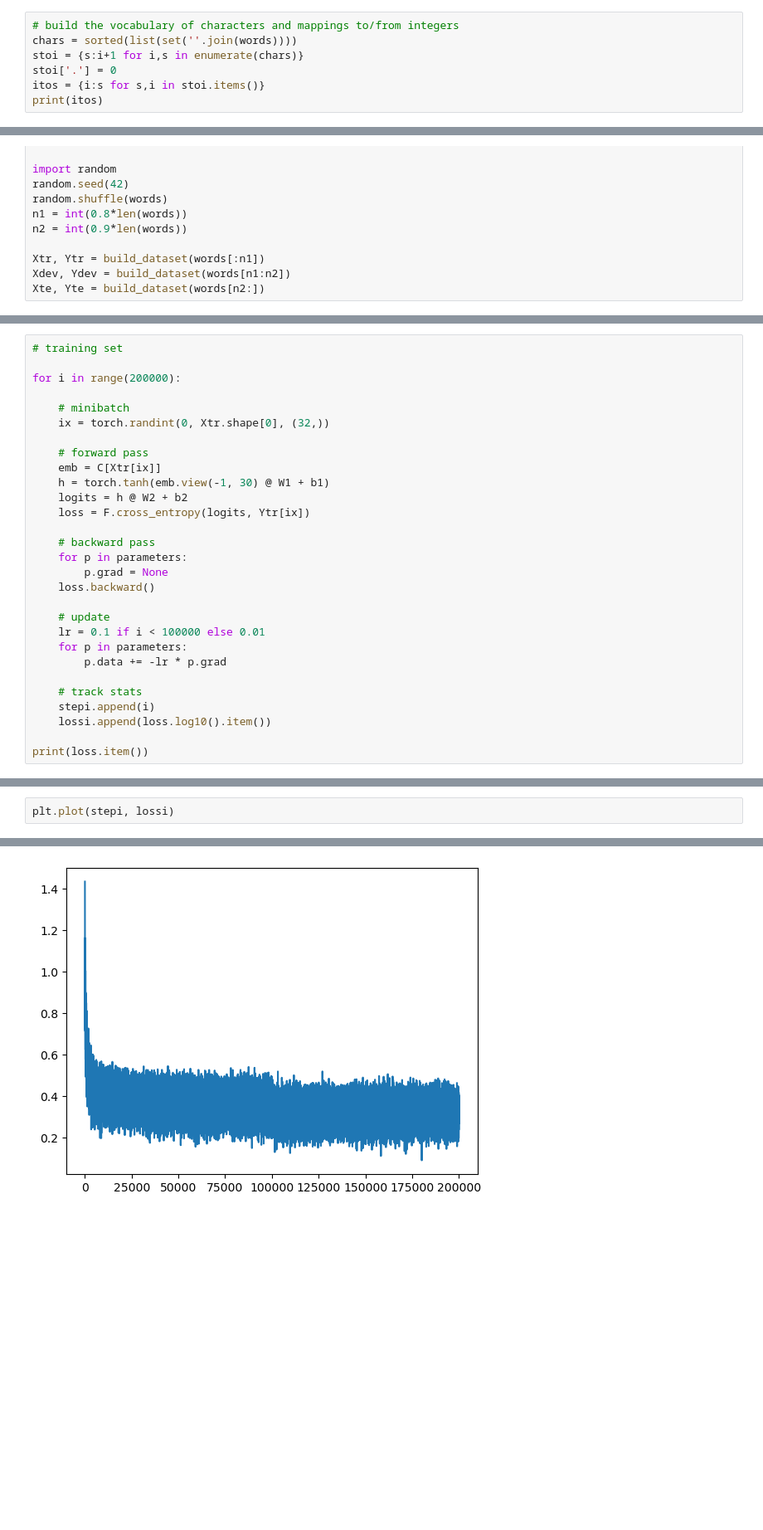
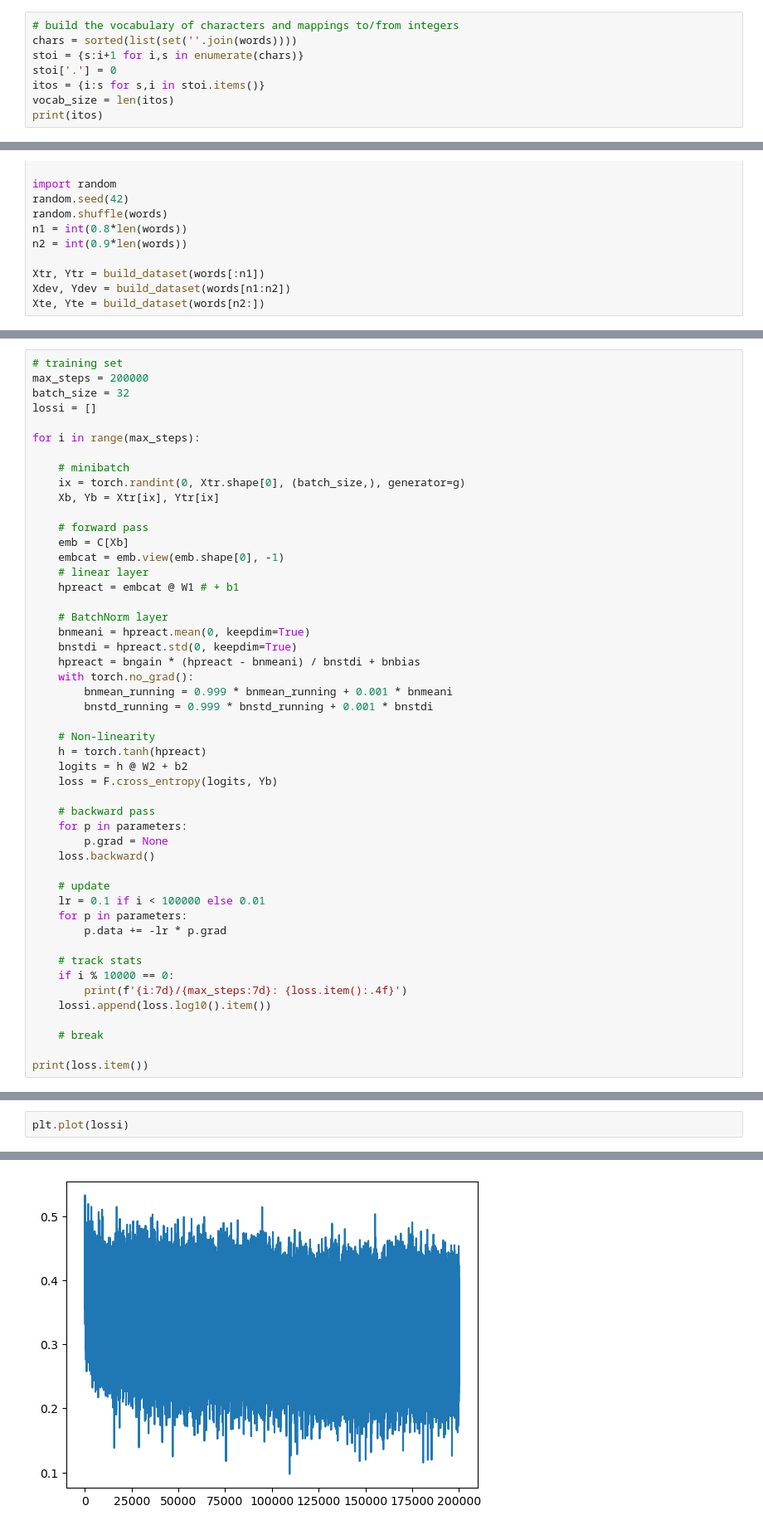
Before and after one commit to taintedzodiac/ai-learnings, a Jupyter notebook: makemore/build_makemore_mlp.ipynb, the cells around one changed output, grey strips where cells are left out. Shown at 83% size. Drawn from its saved outputs; the diff is of its cells as text; blank space fills up the shorter version.

```diff
--- a/makemore/build_makemore_mlp.ipynb
+++ b/makemore/build_makemore_mlp.ipynb
@@ -11,6 +11,7 @@ chars = sorted(list(set(''.join(words))))
 stoi = {s:i+1 for i,s in enumerate(chars)}
 stoi['.'] = 0
 itos = {i:s for s,i in stoi.items()}
+vocab_size = len(itos)
 print(itos)
 # %% [output]
 {1: 'a', 2: 'b', 3: 'c', 4: 'd', 5: 'e', 6: 'f', 7: 'g', 8: 'h', 9: 'i', 10: 'j', 11: 'k', 12: 'l', 13: 'm', 14: 'n', 15: 'o', 16: 'p', 17: 'q', 18: 'r', 19: 's', 20: 't', 21: 'u', 22: 'v', 23: 'w', 2 ...
@@ -69,16 +66,33 @@ stepi = []
 # %%
 # training set
+max_steps = 200000
+batch_size = 32
+lossi = []
 
-for i in range(200000):
+for i in range(max_steps):
 
     # minibatch
-    ix = torch.randint(0, Xtr.shape[0], (32,))
+    ix = torch.randint(0, Xtr.shape[0], (batch_size,), generator=g)
+    Xb, Yb = Xtr[ix], Ytr[ix]
 
     # forward pass
-    emb = C[Xtr[ix]]
-    h = torch.tanh(emb.view(-1, 30) @ W1 + b1)
+    emb = C[Xb]
+    embcat = emb.view(emb.shape[0], -1)
+    # linear layer
+    hpreact = embcat @ W1 # + b1
+
+    # BatchNorm layer
+    bnmeani = hpreact.mean(0, keepdim=True)
+    bnstdi = hpreact.std(0, keepdim=True)
+    hpreact = bngain * (hpreact - bnmeani) / bnstdi + bnbias
+    with torch.no_grad():
+        bnmean_running = 0.999 * bnmean_running + 0.001 * bnmeani
+        bnstd_running = 0.999 * bnstd_running + 0.001 * bnstdi
+
+    # Non-linearity
+    h = torch.tanh(hpreact)
     logits = h @ W2 + b2
-    loss = F.cross_entropy(logits, Ytr[ix])
+    loss = F.cross_entropy(logits, Yb)
 
     # backward pass
     for p in parameters:
@@ -91,8 +105,11 @@ for i in range(200000):
         p.data += -lr * p.grad
 
     # track stats
-    stepi.append(i)
+    if i % 10000 == 0:
+        print(f'{i:7d}/{max_steps:7d}: {loss.item():.4f}')
     lossi.append(loss.log10().item())
 
+    # break
+
 print(loss.item())
 # %% [output]
@@ -100,6 +133,6 @@ print(loss.item())
 # %%
-plt.plot(stepi, lossi)
+plt.plot(lossi)
 # %% [output]
 [<matplotlib.lines.Line2D at 0x...>]
-[figure, old version]
+[figure, new version]
 # %%
```
Also changed, not shown: parts of 18 cells of this notebook.
